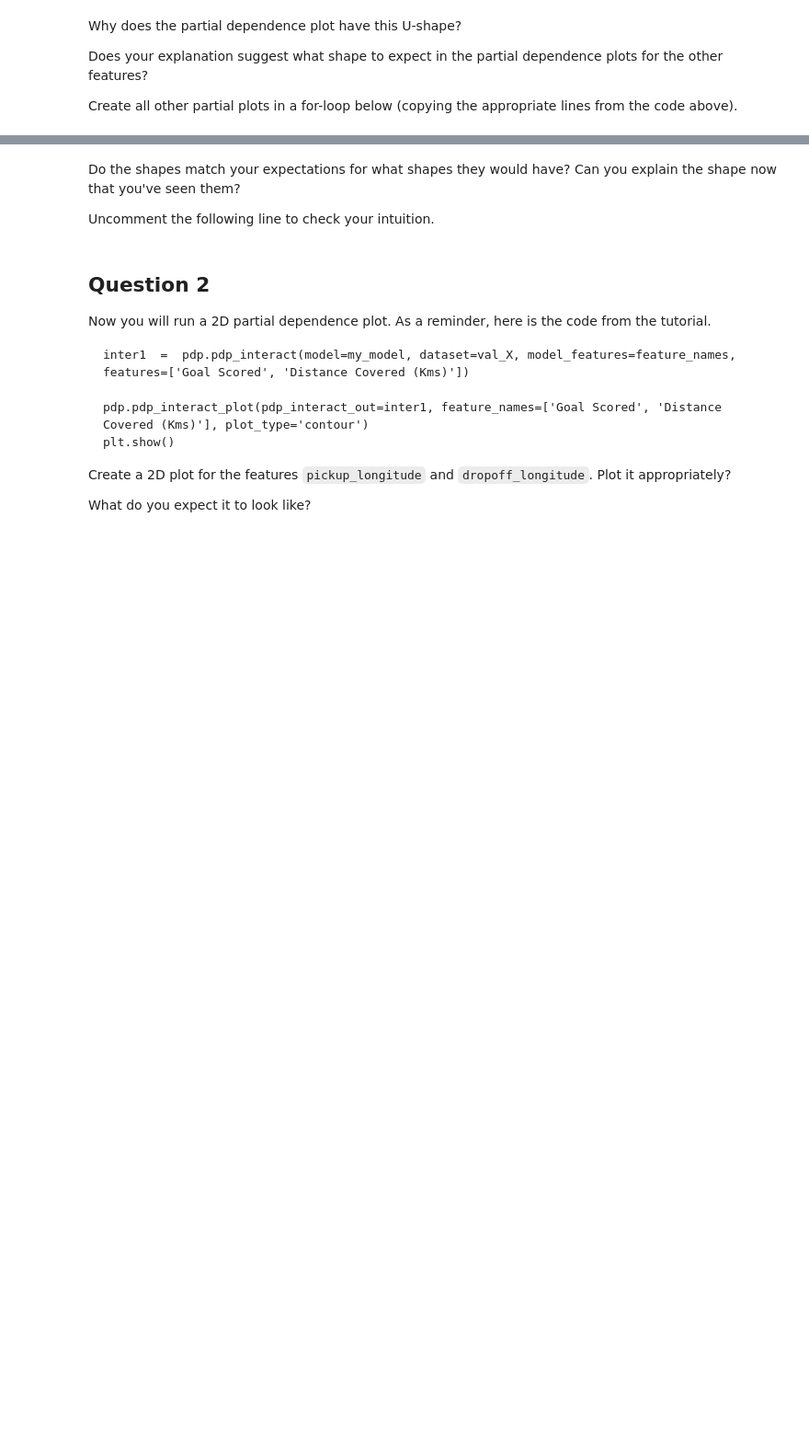
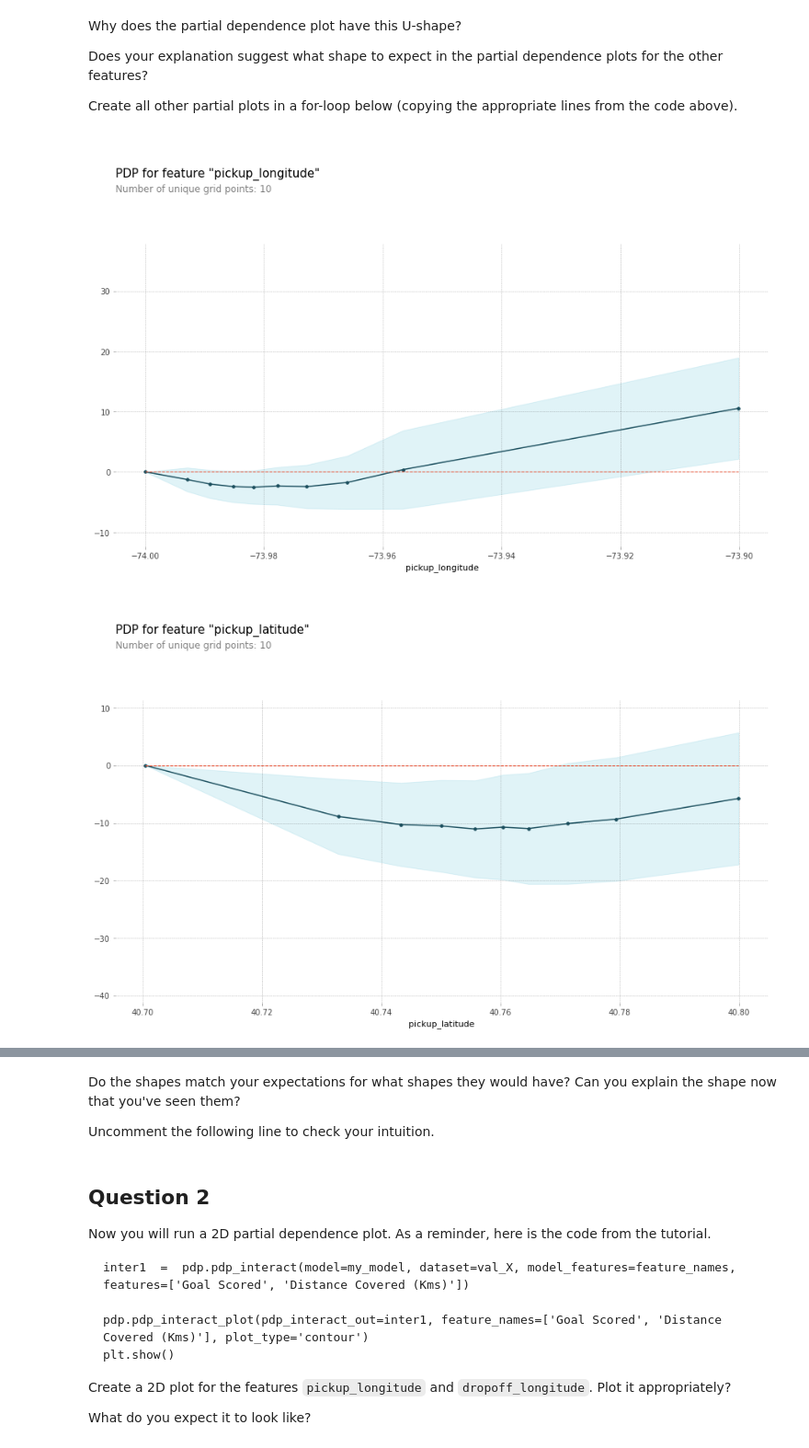
Before and after one commit to asadrahman0094/KaggleCourses, a Jupyter notebook: Exercise_ Partial Plots.ipynb, the cells around one changed output, grey strips where cells are left out. Shown at 92% size. Saved outputs shown, nothing was run; the diff lists cells and outputs as text; code cells hidden in the pictures; blank space fills up the shorter version.

```diff
--- a/Exercise_ Partial Plots.ipynb
+++ b/Exercise_ Partial Plots.ipynb
@@ -68,6 +89,10 @@ Does your explanation suggest what shape to expect in the partial dependence plo
 Create all other partial plots in a for-loop below (copying the appropriate lines from the code above).
 # %%
 for feat_name in base_features:
-    pdp_dist = ____
-    ____
+    pdp_dist = pdp.pdp_isolate(model=first_model, dataset=val_X,
+                               model_features=base_features, feature=feat_name)
+    pdp.pdp_plot(pdp_dist, feat_name)
     plt.show()
+# %% [output]
+[figure, added]
+[figure, added]
```
Also changed, not shown: parts of 5 cells of this notebook.
